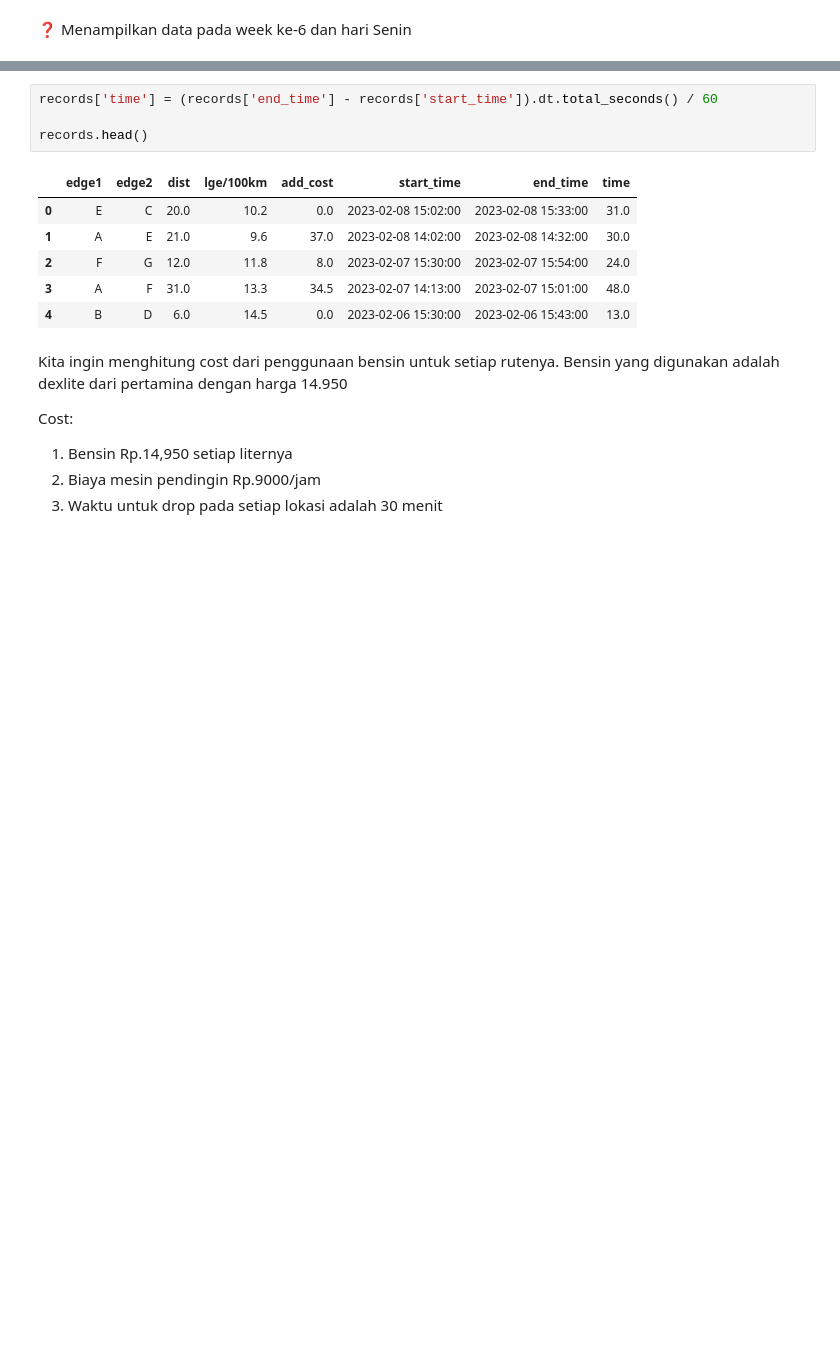
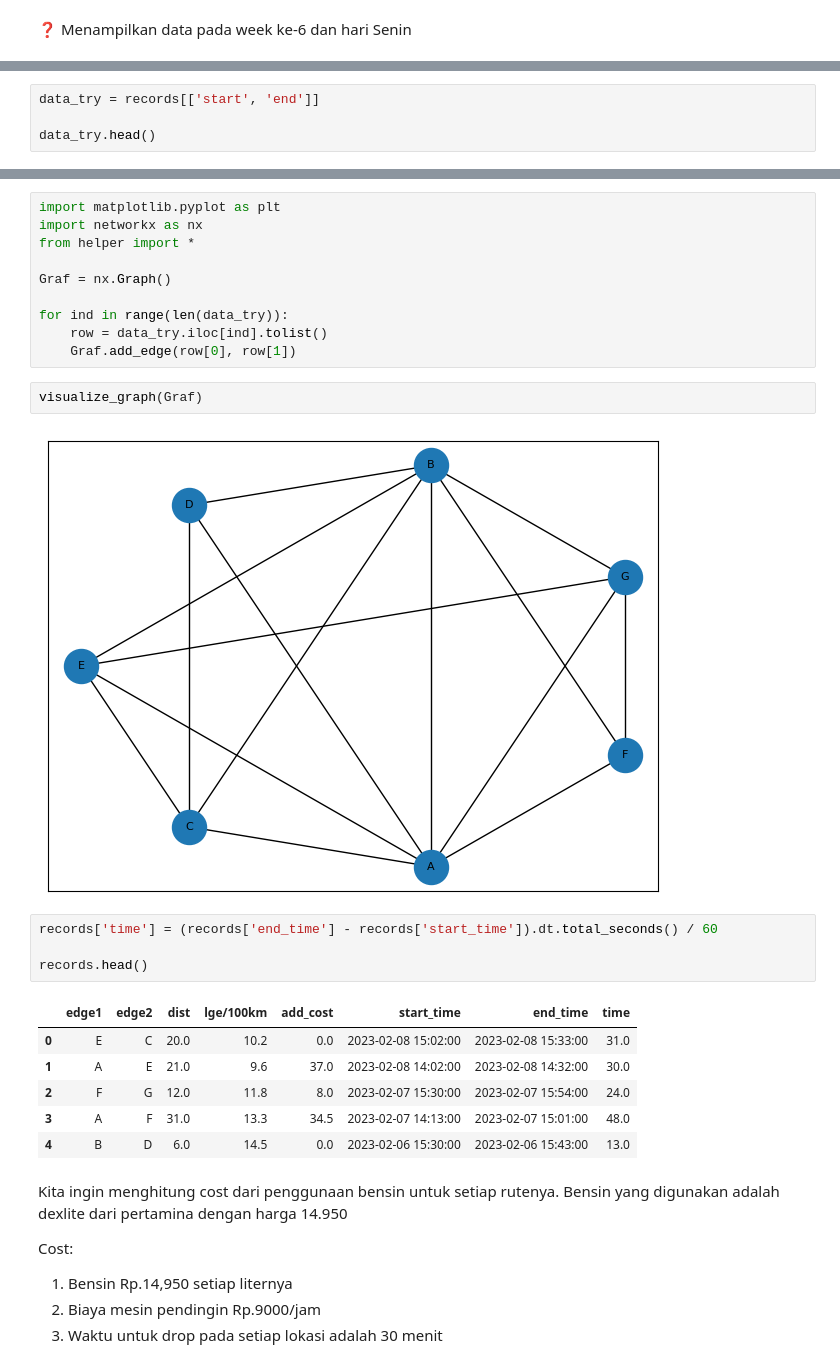
Before and after one commit to IrfanChairurrachman/dijkstra_bulog, a Jupyter notebook: Optimal_Route.ipynb, the cells around one changed output, grey strips where cells are left out. Cells and saved outputs as stored; diff of their text form; blank space fills up the shorter version.

Commit message:
docs: add graph explanation

```diff
--- a/Optimal_Route.ipynb
+++ b/Optimal_Route.ipynb
@@ -761,0 +814,4 @@ Rute: A -> B -> D
+# %%
+data_try = records[['start', 'end']]
+
+data_try.head()
@@ -762,3 +825,17 @@ Rute: A -> B -> D
+# %%
+import matplotlib.pyplot as plt
+import networkx as nx
+from helper import *
+
+Graf = nx.Graph()
+
+for ind in range(len(data_try)):
+    row = data_try.iloc[ind].tolist()
+    Graf.add_edge(row[0], row[1])
+# %%
+visualize_graph(Graf)
+# %% [output]
+[figure, added]
 # %%
 records['time'] = (records['end_time'] - records['start_time']).dt.total_seconds() / 60
 
```
Also changed, not shown: parts of 19 cells of this notebook.
